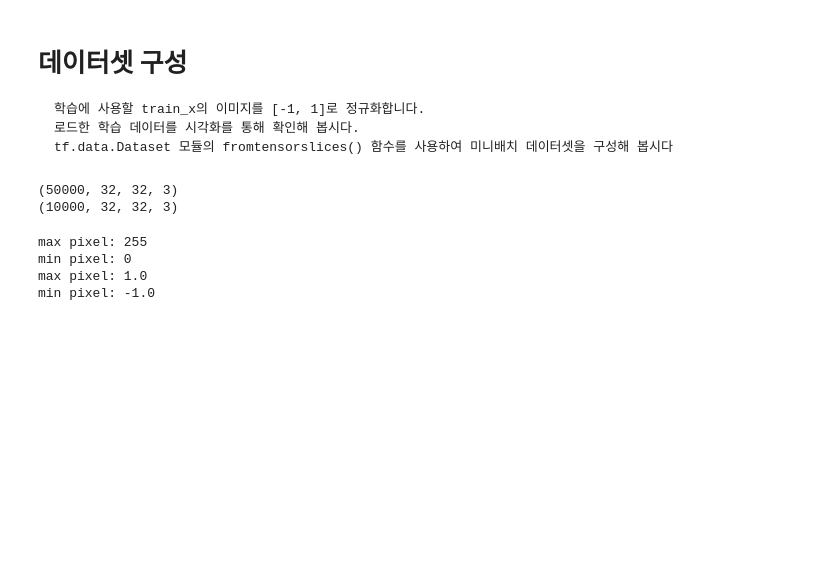
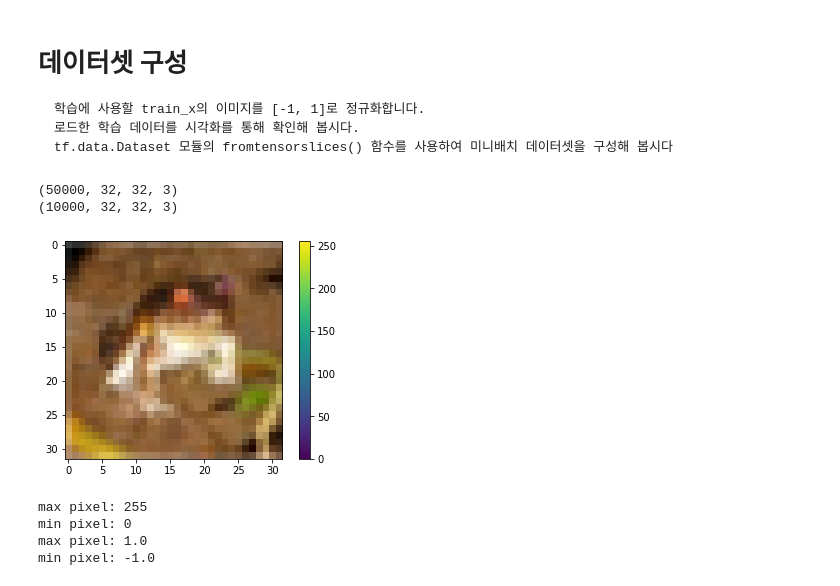
Before and after one commit to HSC-1/aiffel_achieve, a Jupyter notebook: (E12)Gan.ipynb, the cells around one changed output. Cells and saved outputs as stored; diff of their text form; code cells hidden in the pictures; blank space fills up the shorter version.

```diff
--- a/(E12)Gan.ipynb
+++ b/(E12)Gan.ipynb
@@ -30,6 +26,12 @@ print(test_x.shape)
 # %% [output]
 (50000, 32, 32, 3)
 (10000, 32, 32, 3)
+# %%
+plt.imshow(train_x[0])
+plt.colorbar()
+plt.show()
+# %% [output]
+[figure, added]
 # %%
 print("max pixel:", train_x.max())
 print("min pixel:", train_x.min())
```
Also changed, not shown: parts of 12 cells of this notebook.
